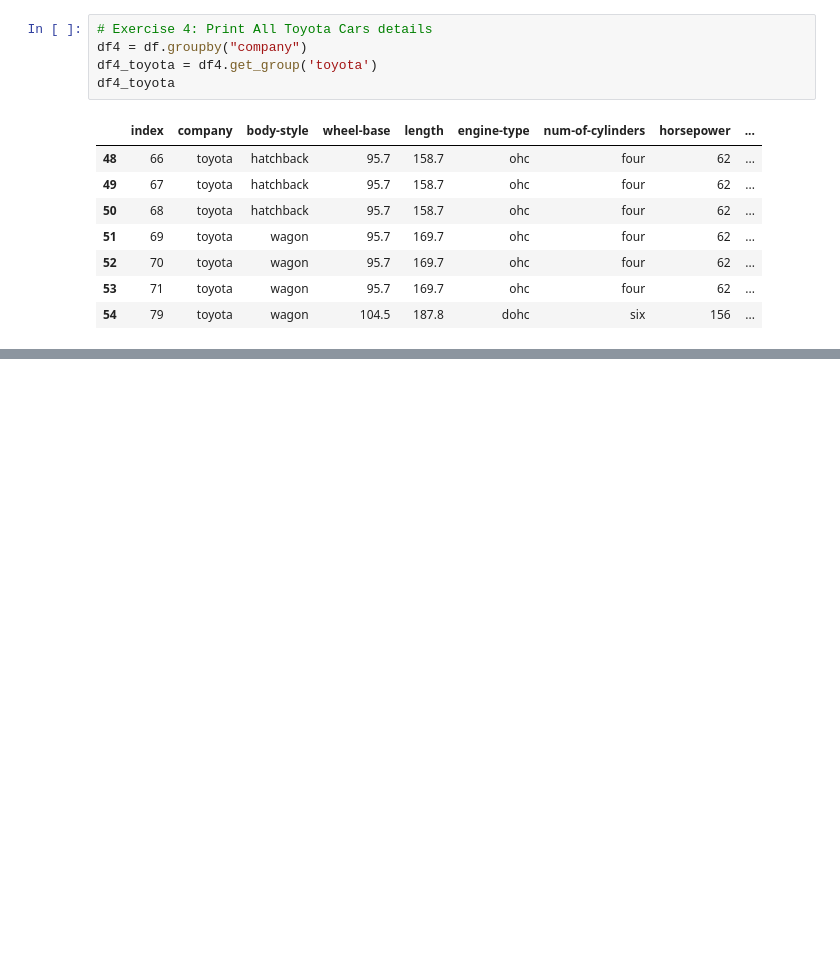
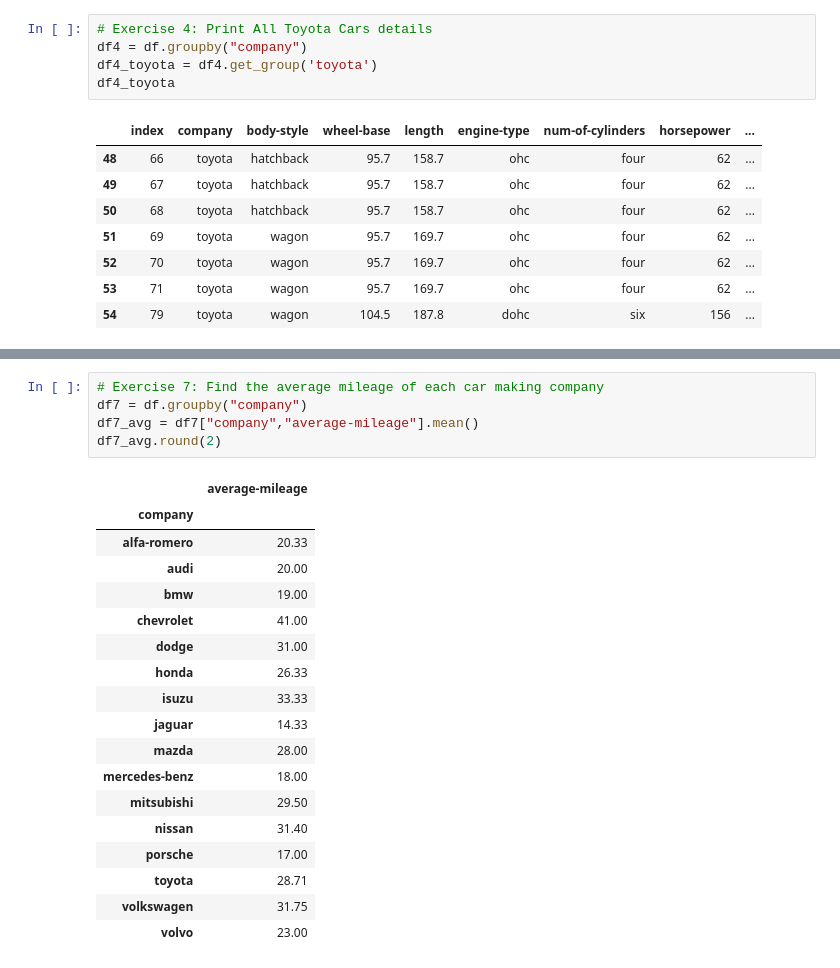
Before and after one commit to 8uziak/Python-Panda-Library, a Jupyter notebook: Pandas excercises/data_exercises.ipynb, the cells around one changed output, grey strips where cells are left out. Drawn from its saved outputs; the diff is of its cells as text; blank space fills up the shorter version.

```diff
--- a/Pandas excercises/data_exercises.ipynb
+++ b/Pandas excercises/data_exercises.ipynb
@@ -91,0 +140,24 @@ df4_toyota
+# %%
+# Exercise 7: Find the average mileage of each car making company
+df7 = df.groupby("company")
+df7_avg = df7["company","average-mileage"].mean()
+df7_avg.round(2)
+# %% [output]
+|  | average-mileage |
+| company |  |
+| alfa-romero | 20.33 |
+| audi | 20.00 |
+| bmw | 19.00 |
+| chevrolet | 41.00 |
+| dodge | 31.00 |
+| honda | 26.33 |
+| isuzu | 33.33 |
+| jaguar | 14.33 |
+| mazda | 28.00 |
+| mercedes-benz | 18.00 |
+| mitsubishi | 29.50 |
+| nissan | 31.40 |
+| porsche | 17.00 |
+| toyota | 28.71 |
+| volkswagen | 31.75 |
+| volvo | 23.00 |
```
Also changed, not shown: parts of 4 cells of this notebook.
